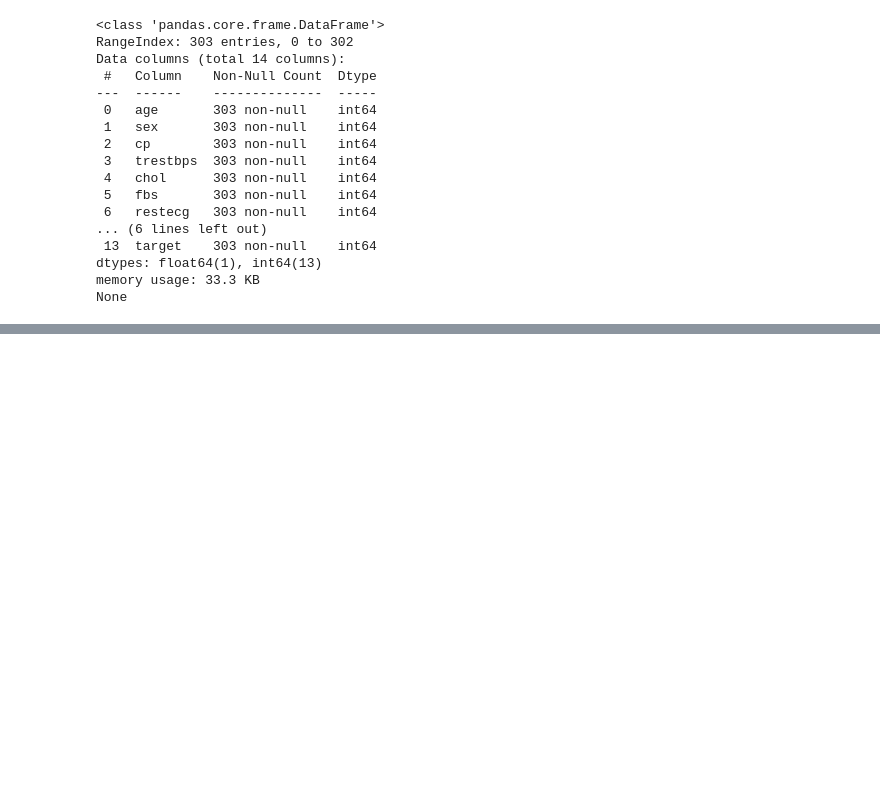
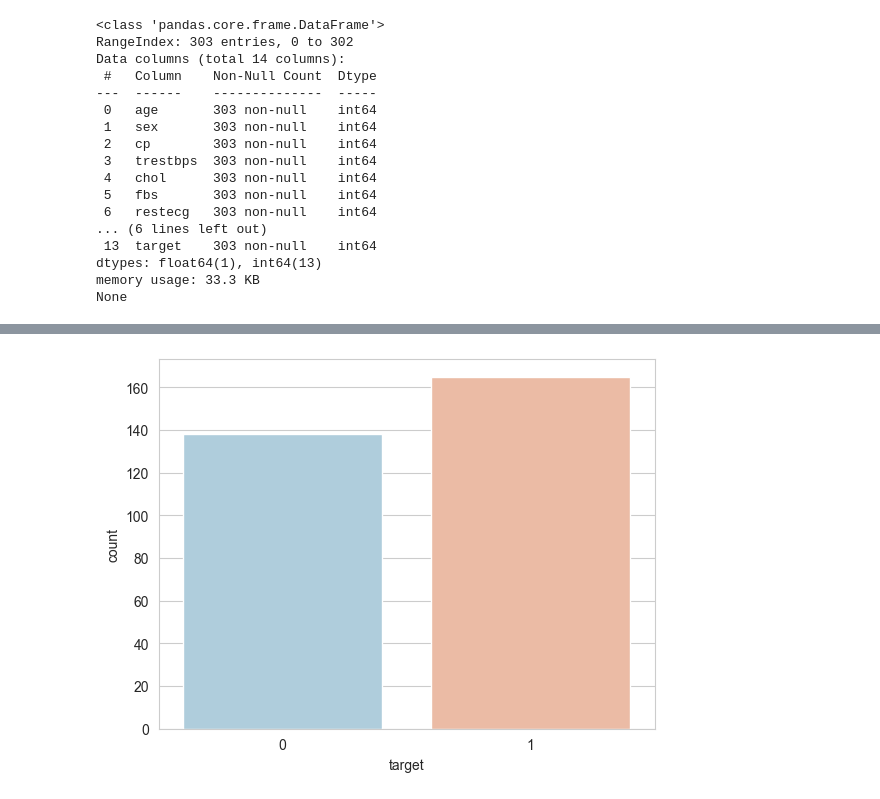
Before and after one commit to Sharmila-lab/machine-learning, a Jupyter notebook: main.ipynb, the cells around one changed output, grey strips where cells are left out. Cells and saved outputs as stored; diff of their text form; code cells hidden in the pictures; blank space fills up the shorter version.

```diff
--- a/main.ipynb
+++ b/main.ipynb
@@ -127,0 +207,6 @@ None
+# %%
+sns.set_style('whitegrid')
+sns.countplot(x='target',data=df,palette='RdBu_r')
+plt.show()
+# %% [output]
+[figure, added]
```
Also changed, not shown: parts of 18 cells of this notebook.
